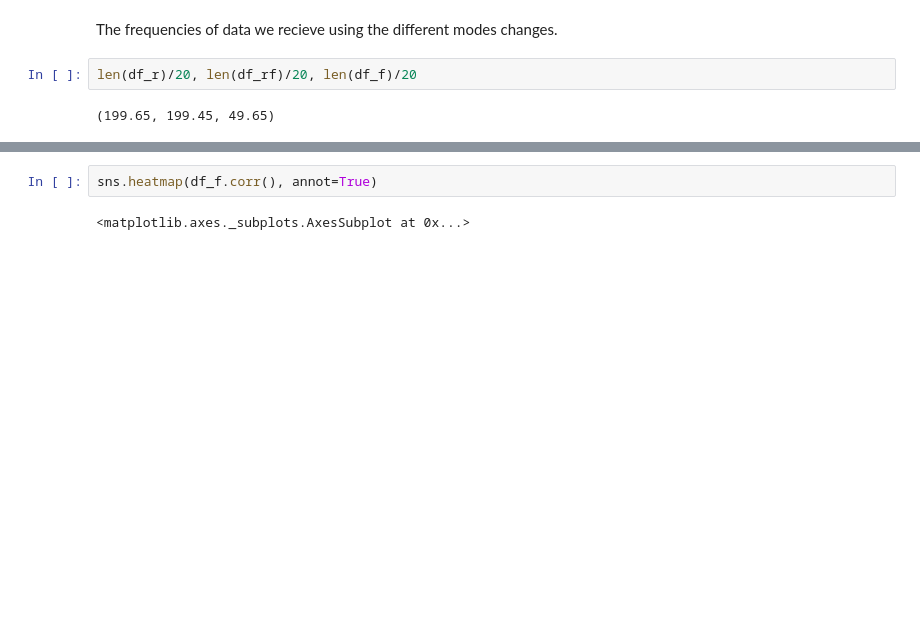
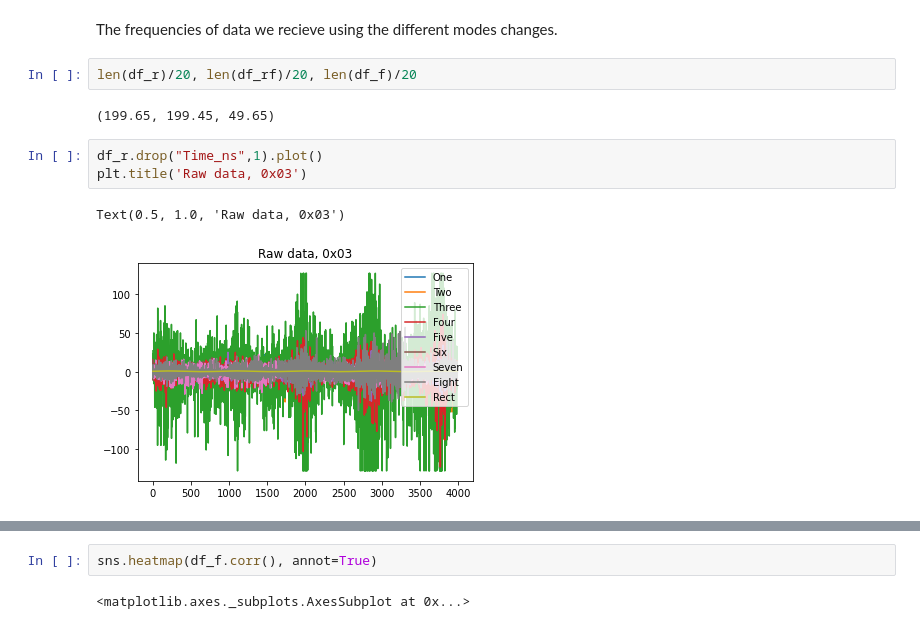
Before and after one commit to PerlinWarp/Neuro-Breakout, a Jupyter notebook: Notebooks/MyoModesCompared/MyoEMGPreprocessing.ipynb, the cells around one changed output, grey strips where cells are left out. Drawn from its saved outputs; the diff is of its cells as text; blank space fills up the shorter version.

```diff
--- a/Notebooks/MyoModesCompared/MyoEMGPreprocessing.ipynb
+++ b/Notebooks/MyoModesCompared/MyoEMGPreprocessing.ipynb
@@ -44,3 +47,9 @@ The frequencies of data we recieve using the different modes changes.
 len(df_r)/20, len(df_rf)/20, len(df_f)/20
 # %% [output]
 (199.65, 199.45, 49.65)
+# %%
+df_r.drop("Time_ns",1).plot()
+plt.title('Raw data, 0x03')
+# %% [output]
+Text(0.5, 1.0, 'Raw data, 0x03')
+[figure, added]
```
Also changed, not shown: parts of 17 cells of this notebook, 7 other files.
